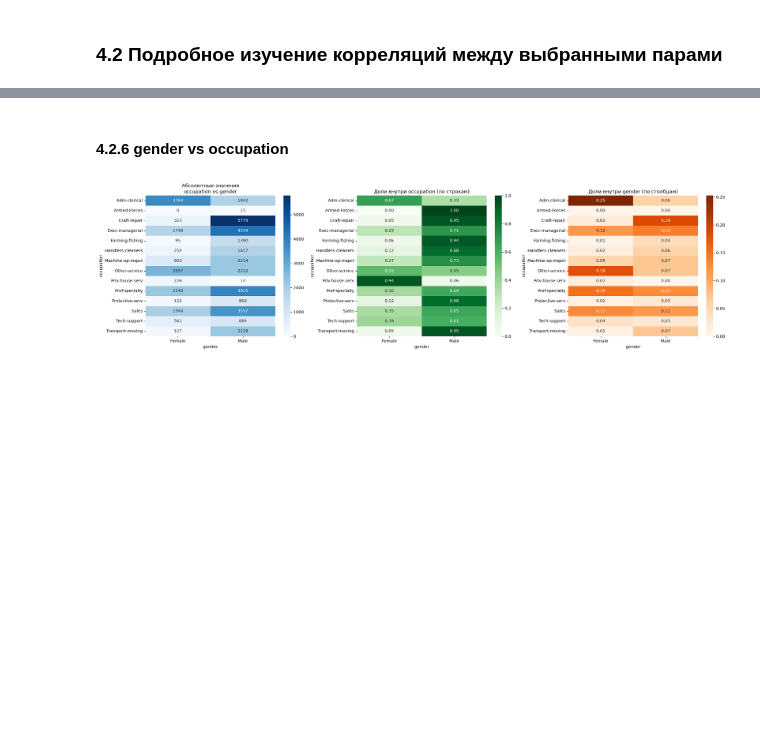
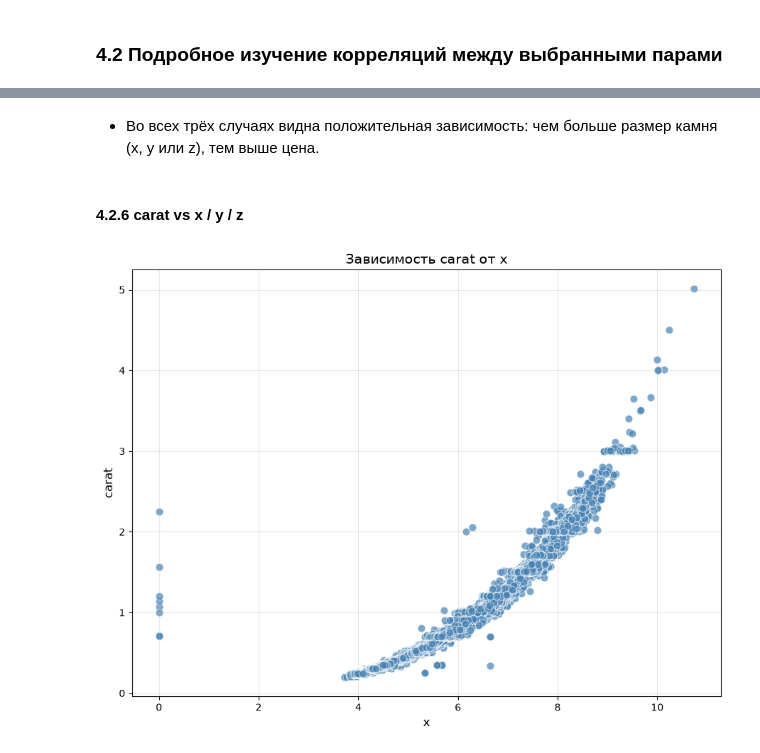
Before and after one commit to TimofeyTsvirko/regression-task, a Jupyter notebook: eda.ipynb, the cells around one changed output, grey strips where cells are left out. Cells and saved outputs as stored; diff of their text form; code cells hidden in the pictures; blank space fills up the shorter version.

```diff
--- a/eda.ipynb
+++ b/eda.ipynb
@@ -278,6 +302,8 @@ plot_categorical_relationship(df, "marital-status", "gender")
+# %% [markdown]
+- Во всех трёх случаях видна положительная зависимость: чем больше размер камня (x, y или z), тем выше цена.
 # %% [markdown]
-#### 4.2.6 gender vs occupation
+#### 4.2.6 carat vs x / y / z
 # %%
-plot_categorical_relationship(df, "occupation", "gender")
+plot_numeric_relationship(df, "x", "carat")
 # %% [output]
-[figure, old version]
+[figure, new version]
```
Also changed, not shown: parts of 60 cells of this notebook, 2 other files.
